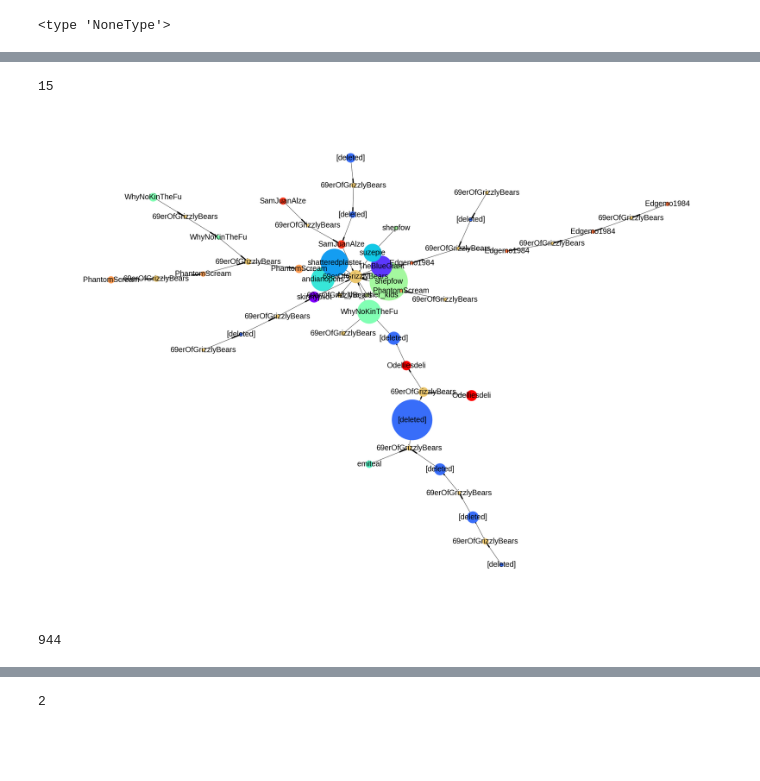
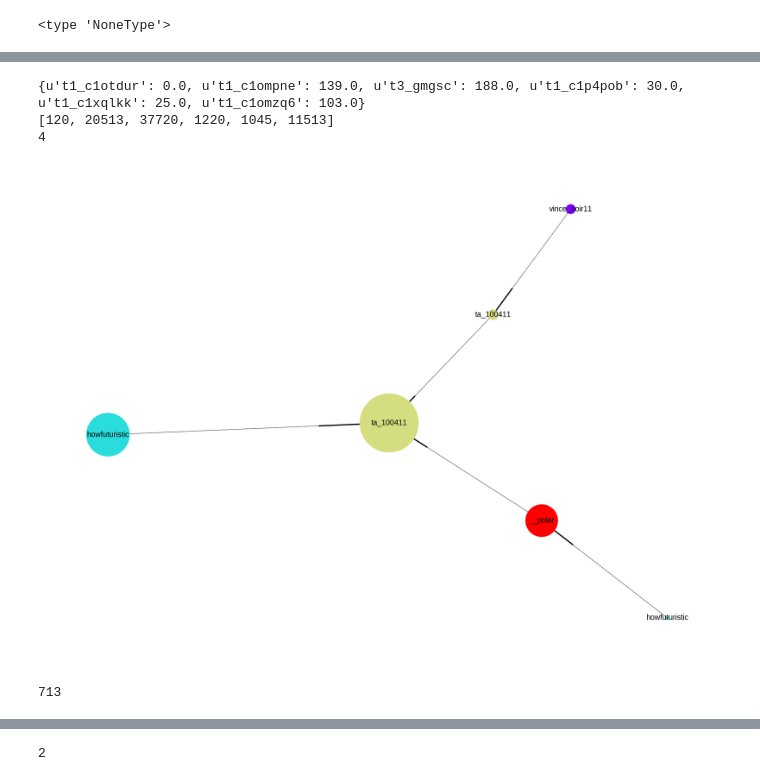
Before and after one commit to sagarjoglekar/redditTools, a Jupyter notebook: Notebooks/SuicideWatchSubreddit.ipynb, the cells around one changed output, grey strips where cells are left out. Cells and saved outputs as stored; diff of their text form; code cells hidden in the pictures; blank space fills up the shorter version.

```diff
--- a/Notebooks/SuicideWatchSubreddit.ipynb
+++ b/Notebooks/SuicideWatchSubreddit.ipynb
@@ -75,11 +75,12 @@ def getSubThread(url):
         return None
 # %%
 def getScaledSizes(graph):
-    affects = nx.get_node_attributes(graph, 'ups')
-    sizes = [int(affects[v]) for v in graph.nodes()]
-    normedSizes = [i + 10 for i in sizes]
-    scaledSizes = [v*(2^(v-np.min(normedSizes)))+100 for v in normedSizes]
-    return scaledSizes
+    affects = nx.get_node_attributes(graph, 'affects')
+    print affects
+    s = [int(affects[v]) for v in graph.nodes()]
+    normed = [i + 10 for i in s]
+    scaled = [v*(2^(v-np.min(normed)))+100 for v in normed]
+    return scaled
 # %%
 # def parseChildren(jsonDict , graph):
 #     if jsonDict['kind'] == 'more':
@@ -215,24 +206,27 @@ nx.draw(cascadeGraph)
 # %%
 
 pos = graphviz_layout(cascadeGraph, prog='neato')
-
+sizes = getScaledSizes(cascadeGraph)
+print sizes
 usr = list(set(nx.get_node_attributes(cascadeGraph, 'author').values()))
 print len(usr)
 color=cm.rainbow(np.linspace(0,1,len(usr)))
 colorMap = []
 lls = {}
 for node in cascadeGraph:
     c = usr.index(cascadeGraph.node[node]['author'])
     colorMap.append(color[c])
     lls[node] = cascadeGraph.node[node]['author']
 fig, ax = plt.subplots()
 fig.set_size_inches(40, 30)
 #
-nx.draw(cascadeGraph,pos=pos ,node_size=scaledSizes ,node_color=colorMap , with_labels = True , labels = lls , font_size=25)
+nx.draw(cascadeGraph,pos=pos ,node_size=sizes ,node_color=colorMap , with_labels = True , labels = lls , font_size=25)
 plt.show()
 # %% [output]
-15
+{u't1_c1otdur': 0.0, u't1_c1ompne': 139.0, u't3_gmgsc': 188.0, u't1_c1p4pob': 30.0, u't1_c1xqlkk': 25.0, u't1_c1omzq6': 103.0}
+[120, 20513, 37720, 1220, 1045, 11513]
+4
-[figure, old version]
+[figure, new version]
 # %%
 # print nx.get_node_attributes(cascadeGraph,'text')
 # %%
@@ -241,9 +235,9 @@ Allgraphs = "../Data/reddit_CMV/CMV_graph/CMV_TopPost.pkl"
 # %%
 allGraphs = pkl.load(open(Allgraphs,'rb'))
 # %%
-len(allGraphs[allGraphs.keys()[15]].nodes())
+len(allGraphs)
 # %% [output]
-944
+713
 # %%
 textDict = {}
 for k in allGraphs:
```
Also changed, not shown: parts of 45 cells of this notebook, 8 other files.
